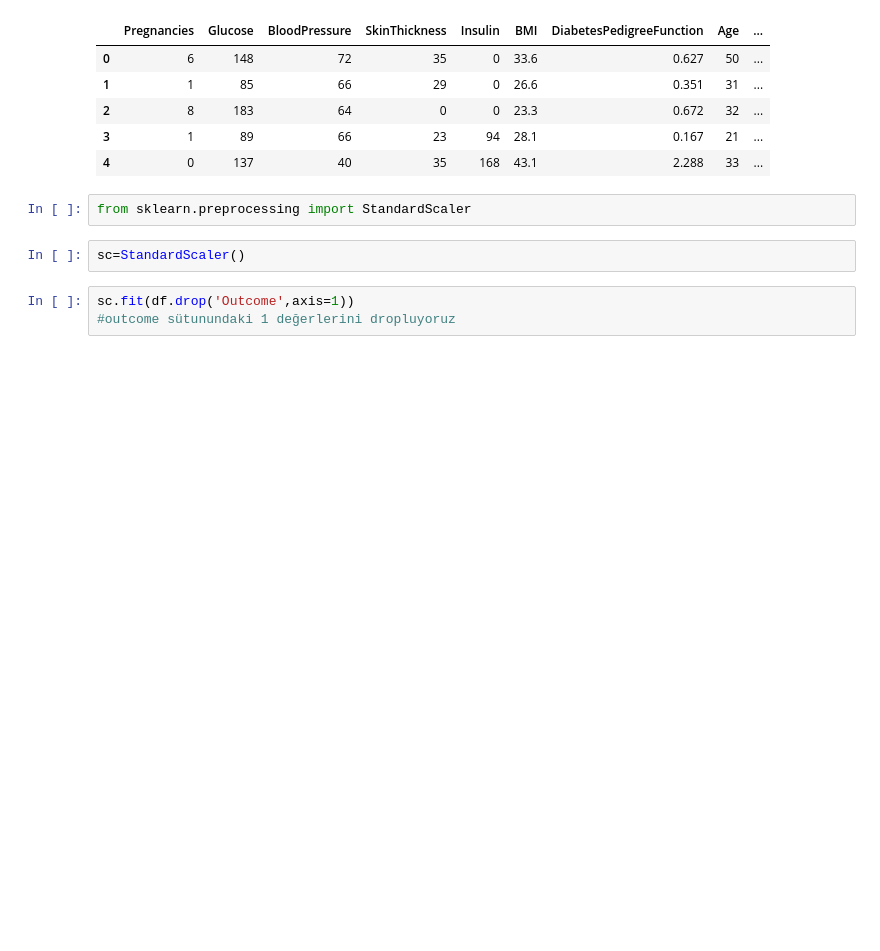
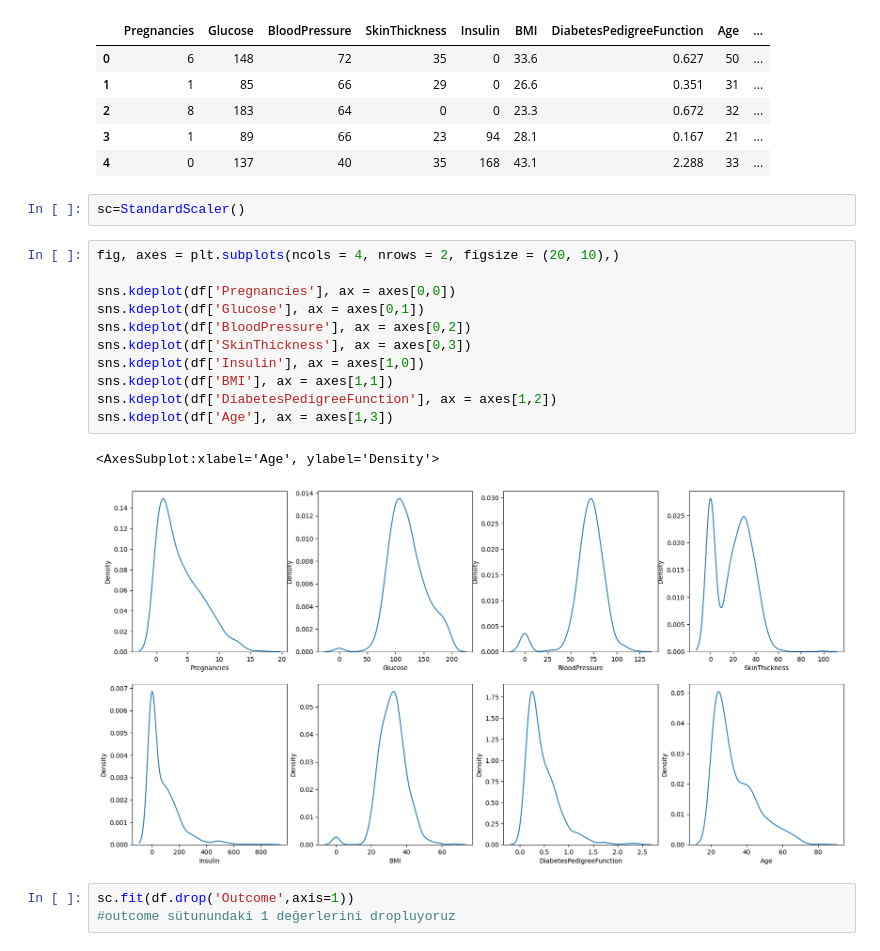
Before and after one commit to kutaykoca/machine-learning-for-diabetes-with-python, a Jupyter notebook: diabet.ipynb, the cells around one changed output. Saved outputs shown, nothing was run; the diff lists cells and outputs as text; blank space fills up the shorter version.

```diff
--- a/diabet.ipynb
+++ b/diabet.ipynb
@@ -19,10 +24,22 @@ df.head()
 | 2 | 8 | 183 | 64 | 0 | 0 | 23.3 | 0.672 | 32 | ... |
 | 3 | 1 | 89 | 66 | 23 | 94 | 28.1 | 0.167 | 21 | ... |
 | 4 | 0 | 137 | 40 | 35 | 168 | 43.1 | 2.288 | 33 | ... |
-# %%
-from sklearn.preprocessing import StandardScaler
 # %%
 sc=StandardScaler()
+# %%
+fig, axes = plt.subplots(ncols = 4, nrows = 2, figsize = (20, 10),)
+
+sns.kdeplot(df['Pregnancies'], ax = axes[0,0])
+sns.kdeplot(df['Glucose'], ax = axes[0,1])
+sns.kdeplot(df['BloodPressure'], ax = axes[0,2])
+sns.kdeplot(df['SkinThickness'], ax = axes[0,3])
+sns.kdeplot(df['Insulin'], ax = axes[1,0])
+sns.kdeplot(df['BMI'], ax = axes[1,1])
+sns.kdeplot(df['DiabetesPedigreeFunction'], ax = axes[1,2])
+sns.kdeplot(df['Age'], ax = axes[1,3])
+# %% [output]
+<AxesSubplot:xlabel='Age', ylabel='Density'>
+[figure, added]
 # %%
 sc.fit(df.drop('Outcome',axis=1))
 #outcome sütunundaki 1 değerlerini dropluyoruz
```
Also changed, not shown: parts of 10 cells of this notebook.
